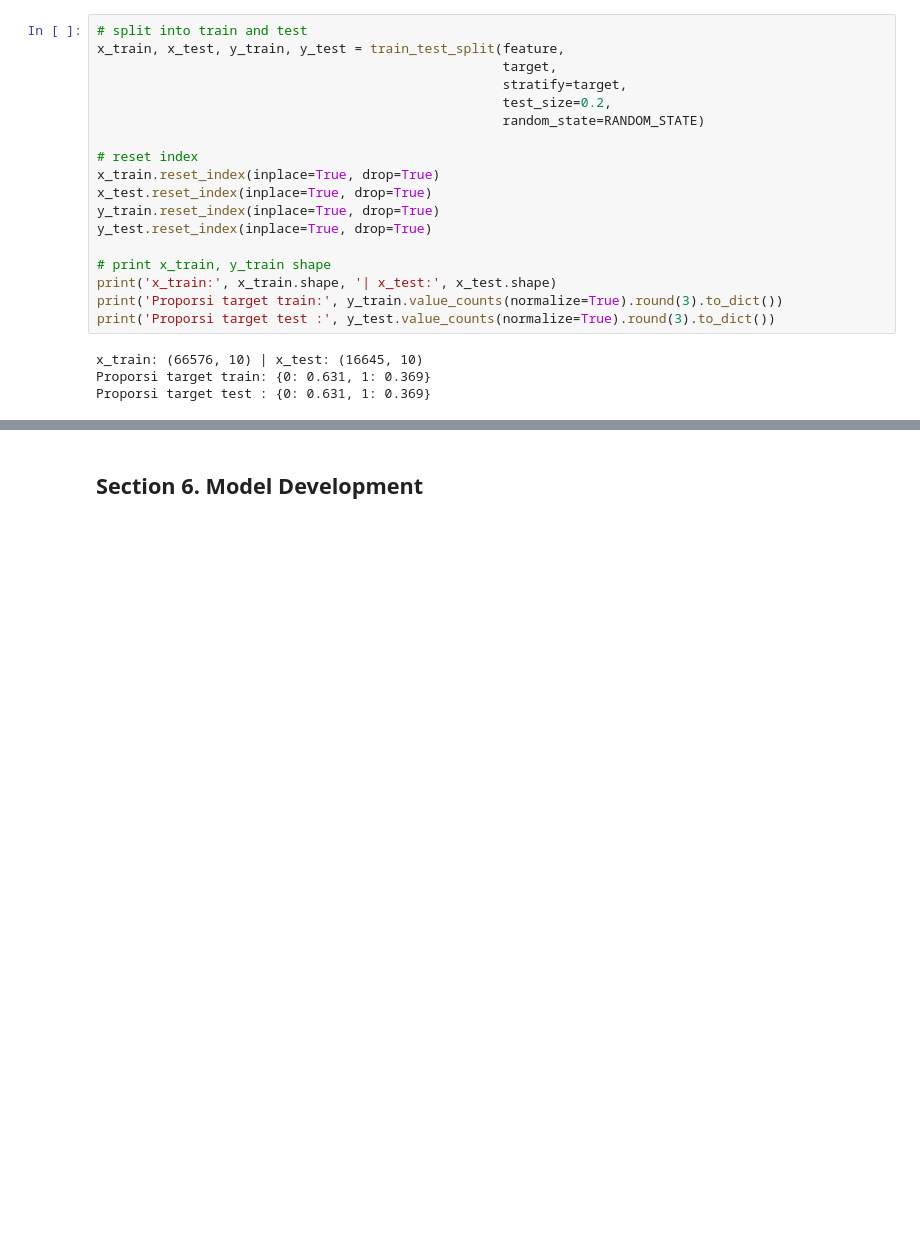
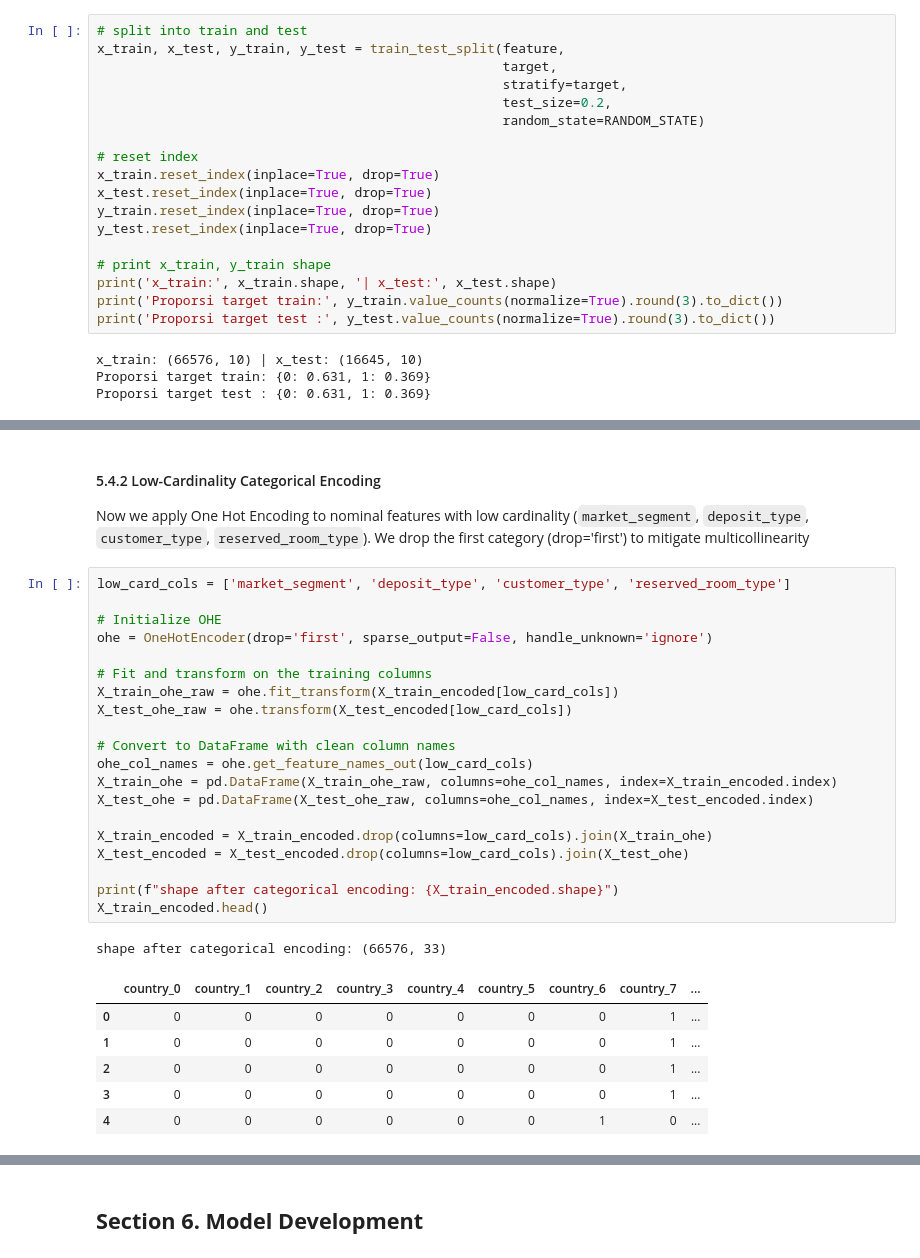
Before and after one commit to rafiandrianto/Capstone3, a Jupyter notebook: notebook/1.0-bdp-notebook.ipynb, the cells around one changed output, grey strips where cells are left out. Drawn from its saved outputs; the diff is of its cells as text; blank space fills up the shorter version.

```diff
--- a/notebook/1.0-bdp-notebook.ipynb
+++ b/notebook/1.0-bdp-notebook.ipynb
@@ -982,0 +1017,31 @@ Proporsi target test : {0: 0.631, 1: 0.369}
+# %% [markdown]
+#### 5.4.2 Low-Cardinality Categorical Encoding
+Now we apply One Hot Encoding to nominal features with low cardinality (`market_segment`, `deposit_type`, `customer_type`, `reserved_room_type`). We drop the first category (drop='first') to mitigate multicollinearity
+# %%
+low_card_cols = ['market_segment', 'deposit_type', 'customer_type', 'reserved_room_type']
+
+# Initialize OHE
+ohe = OneHotEncoder(drop='first', sparse_output=False, handle_unknown='ignore')
+
+# Fit and transform on the training columns
+X_train_ohe_raw = ohe.fit_transform(X_train_encoded[low_card_cols])
+X_test_ohe_raw = ohe.transform(X_test_encoded[low_card_cols])
+
+# Convert to DataFrame with clean column names
+ohe_col_names = ohe.get_feature_names_out(low_card_cols)
+X_train_ohe = pd.DataFrame(X_train_ohe_raw, columns=ohe_col_names, index=X_train_encoded.index)
+X_test_ohe = pd.DataFrame(X_test_ohe_raw, columns=ohe_col_names, index=X_test_encoded.index)
+
+X_train_encoded = X_train_encoded.drop(columns=low_card_cols).join(X_train_ohe)
+X_test_encoded = X_test_encoded.drop(columns=low_card_cols).join(X_test_ohe)
+
+print(f"shape after categorical encoding: {X_train_encoded.shape}")
+X_train_encoded.head()
+# %% [output]
+shape after categorical encoding: (66576, 33)
+|  | country_0 | country_1 | country_2 | country_3 | country_4 | country_5 | country_6 | country_7 | ... |
+| 0 | 0 | 0 | 0 | 0 | 0 | 0 | 0 | 1 | ... |
+| 1 | 0 | 0 | 0 | 0 | 0 | 0 | 0 | 1 | ... |
+| 2 | 0 | 0 | 0 | 0 | 0 | 0 | 0 | 1 | ... |
+| 3 | 0 | 0 | 0 | 0 | 0 | 0 | 0 | 1 | ... |
+| 4 | 0 | 0 | 0 | 0 | 0 | 0 | 1 | 0 | ... |
```
Also changed, not shown: parts of 15 cells of this notebook.
